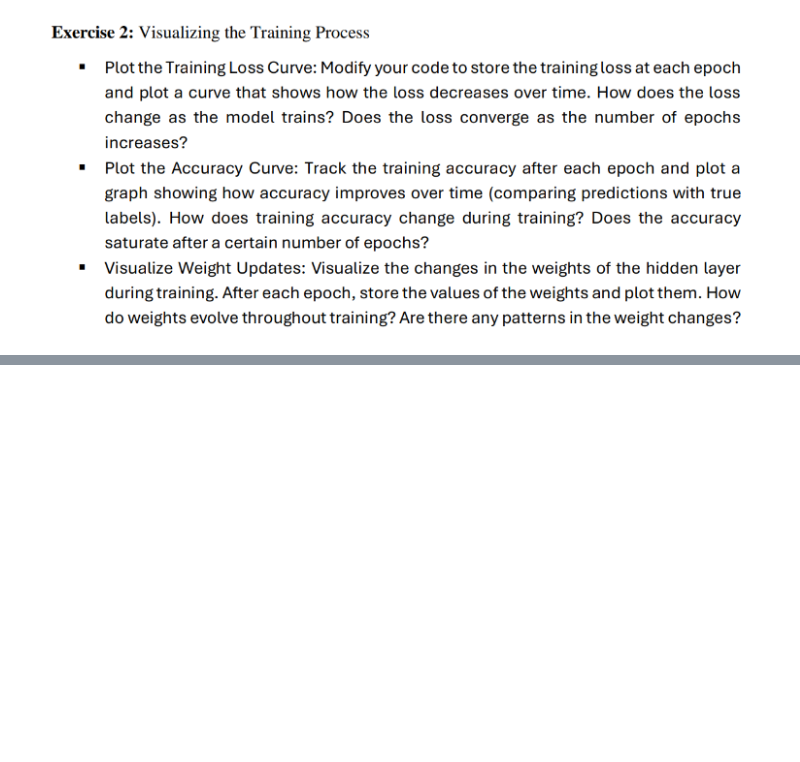
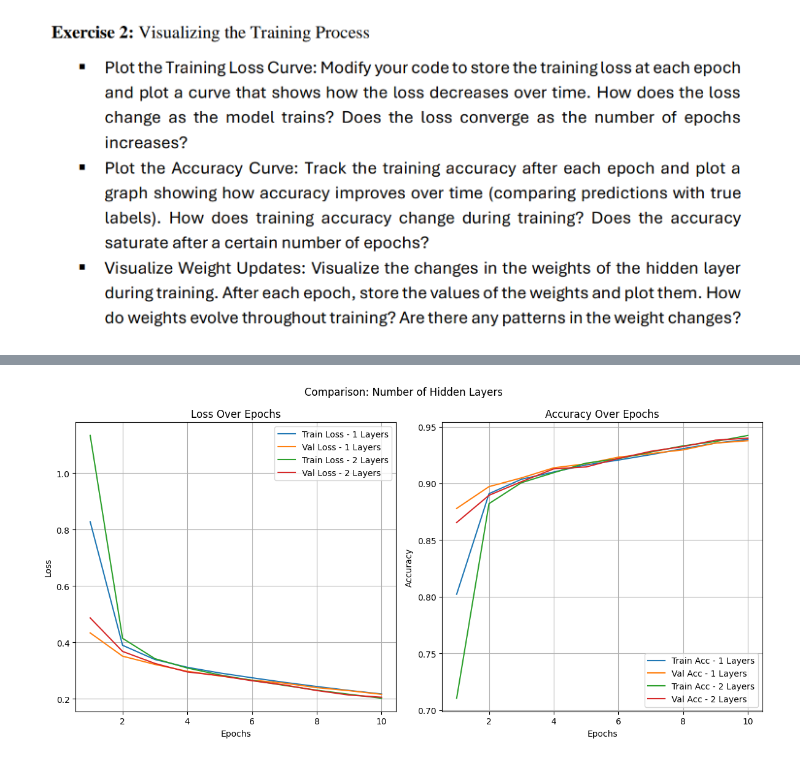
Before and after one commit to Giriiri-g/semester-5, a Jupyter notebook: 22AIE304 DL/labsheets/AIE304_Lab5.ipynb, the cells around one changed output, grey strips where cells are left out. Saved outputs shown, nothing was run; the diff lists cells and outputs as text; code cells hidden in the pictures; blank space fills up the shorter version.

```diff
--- a/22AIE304 DL/labsheets/AIE304_Lab5.ipynb
+++ b/22AIE304 DL/labsheets/AIE304_Lab5.ipynb
@@ -102,2 +135,16 @@ Accuracy for 10,000 data ppoints: 96.31 %
+# %%
+device = torch.device("cuda" if torch.cuda.is_available() else "cpu")
+
+transform = transforms.Compose([transforms.ToTensor(), transforms.Normalize((0.5,), (0.5,))])
+train_set = torchvision.datasets.MNIST(root='./data', train=True, download=True, transform=transform)
+test_set = torchvision.datasets.MNIST(root='./data', train=False, download=True, transform=transform)
+
+train_size = int(0.8 * len(train_set))
+val_size = len(train_set) - train_size
+train_subset, val_subset = random_split(train_set, [train_size, val_size])
+
+train_loader = DataLoader(train_subset, batch_size=64, shuffle=True)
+val_loader = DataLoader(val_subset, batch_size=64, shuffle=False)
+test_loader = DataLoader(test_set, batch_size=64, shuffle=False)
 # %% [markdown]
 ![image.png](embedded-picture-1)
@@ -219,0 +151,46 @@ Epoch [5/5], Loss: 0.1022, Accuracy: 97.14%
+# %%
+results = []
+for hidden_layers in HLayers:
+    model = FeedForwardNN(
+        hidden_sizes=[128] * hidden_layers,
+        activation_fn=nn.ReLU
+    ).to(device)
+
+    criterion = nn.CrossEntropyLoss()
+    optimizer = optim.SGD(model.parameters(), lr=0.01)
+
+    train_loss, val_loss, train_acc, val_acc = train_model(
+        model, train_loader, val_loader, epochs, criterion, optimizer, device
+    )
+    results.append((train_loss, val_loss, train_acc, val_acc))
+
+    cm = compute_confusion_matrix(model, val_loader, device)
+    confusion_matrices.append({
+        "experiment": f"{hidden_layers} Hidden Layers",
+        "confusion_matrix": cm
+    })
+
+fig, axs = plt.subplots(1, 2, figsize=(12, 6))
+for i, hidden_layers in enumerate(HLayers):
+    axs[0].plot(range(1, epochs + 1), results[i][0], label=f"Train Loss - {hidden_layers} Layers")
+    axs[0].plot(range(1, epochs + 1), results[i][1], label=f"Val Loss - {hidden_layers} Layers")
+    axs[1].plot(range(1, epochs + 1), results[i][2], label=f"Train Acc - {hidden_layers} Layers")
+    axs[1].plot(range(1, epochs + 1), results[i][3], label=f"Val Acc - {hidden_layers} Layers")
+
+axs[0].set_title("Loss Over Epochs")
+axs[0].set_xlabel("Epochs")
+axs[0].set_ylabel("Loss")
+axs[0].legend()
+axs[0].grid()
+
+axs[1].set_title("Accuracy Over Epochs")
+axs[1].set_xlabel("Epochs")
+axs[1].set_ylabel("Accuracy")
+axs[1].legend()
+axs[1].grid()
+
+plt.suptitle("Comparison: Number of Hidden Layers")
+plt.tight_layout()
+plt.show()
+# %% [output]
+[figure, added]
```
Also changed, not shown: parts of 21 cells of this notebook, 1 other file.
